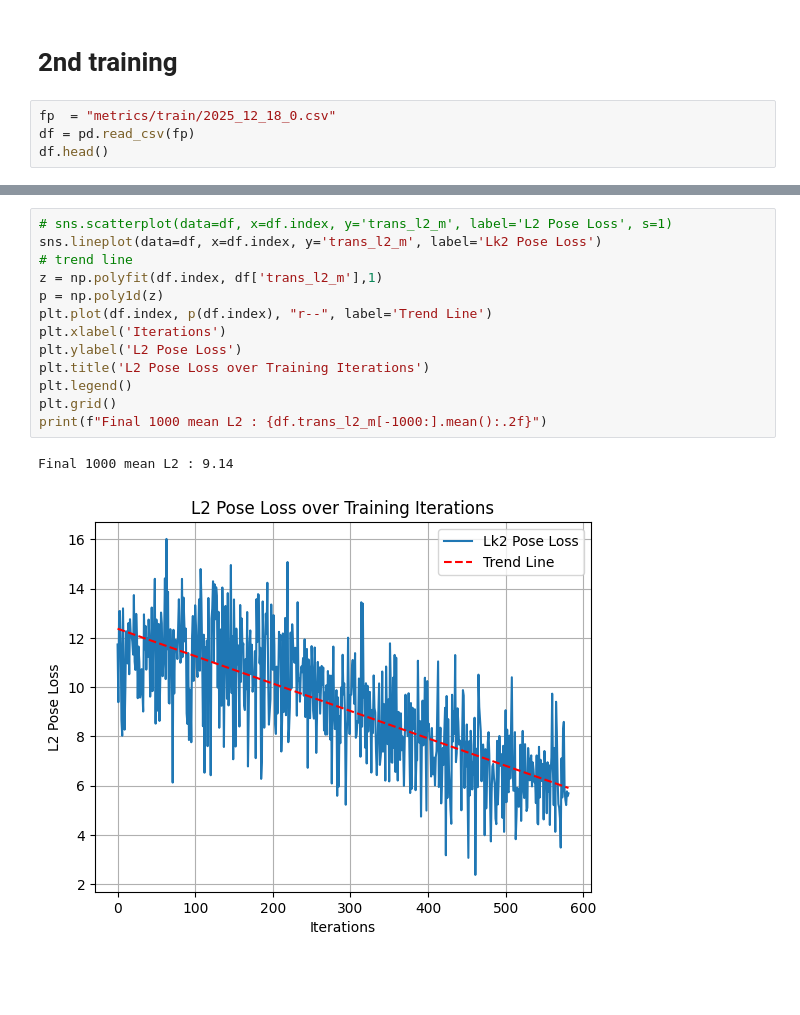
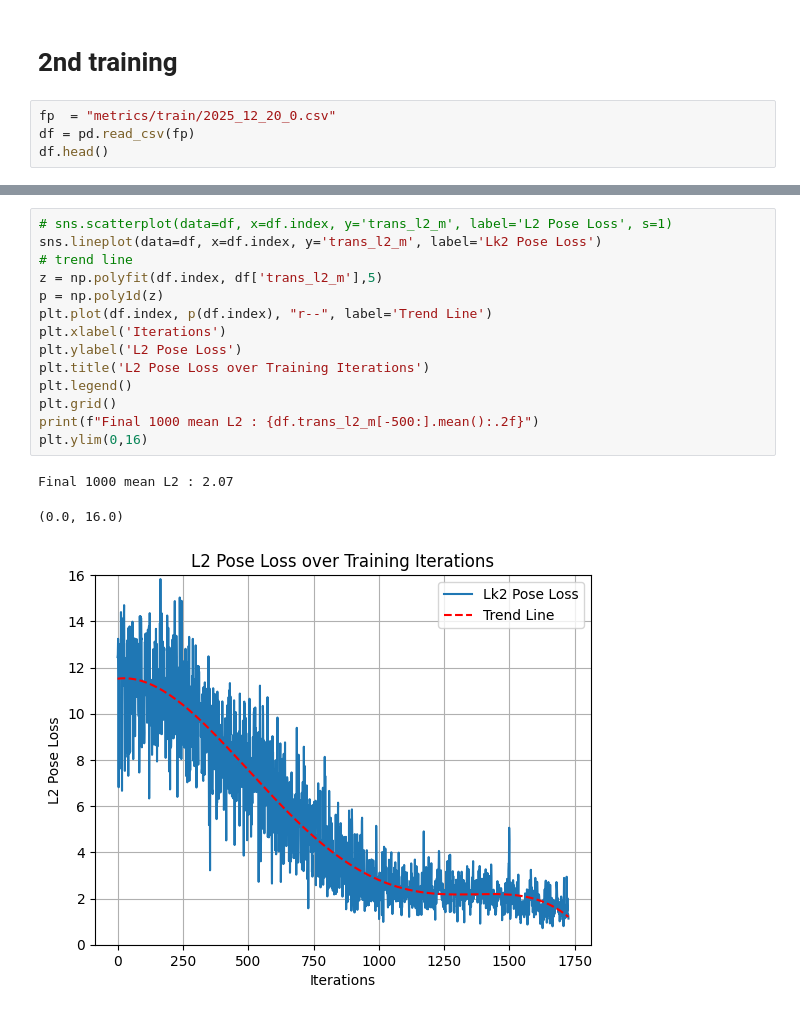
Before and after one commit to ifinckh/2025_sem_proj_FINCKH_VITA, a Jupyter notebook: results.ipynb, the cells around one changed output, grey strips where cells are left out. Cells and saved outputs as stored; diff of their text form; blank space fills up the shorter version.

Commit message:
Training with adapted loss for weights, (0.1,30,100000), (0.1,1,100000), (0.1,1,400000)

```diff
--- a/results.ipynb
+++ b/results.ipynb
@@ -168,7 +165,7 @@ np.sqrt(2.268)
 # %% [markdown]
 # 2nd training
 # %%
-fp  = "metrics/train/2025_12_18_0.csv"
+fp  = "metrics/train/2025_12_20_0.csv"
 df = pd.read_csv(fp)
 df.head()
 # %% [output]
@@ -226,19 +227,21 @@ Text(0.5, 0, 'Iterations')
 # %%
 # sns.scatterplot(data=df, x=df.index, y='trans_l2_m', label='L2 Pose Loss', s=1)
 sns.lineplot(data=df, x=df.index, y='trans_l2_m', label='Lk2 Pose Loss')
 # trend line
-z = np.polyfit(df.index, df['trans_l2_m'],1)
+z = np.polyfit(df.index, df['trans_l2_m'],5)
 p = np.poly1d(z)
 plt.plot(df.index, p(df.index), "r--", label='Trend Line')
 plt.xlabel('Iterations')
 plt.ylabel('L2 Pose Loss')
 plt.title('L2 Pose Loss over Training Iterations')
 plt.legend()
 plt.grid()
-print(f"Final 1000 mean L2 : {df.trans_l2_m[-1000:].mean():.2f}")
+print(f"Final 1000 mean L2 : {df.trans_l2_m[-500:].mean():.2f}")
+plt.ylim(0,16)
 # %% [output]
-Final 1000 mean L2 : 9.14
+Final 1000 mean L2 : 2.07
+(0.0, 16.0)
-[figure, old version]
+[figure, new version]
 # %%
 # sns.scatterplot(data=df, x=df.index, y='trans_l2_m', label='L2 Pose Loss', s=1)
 sns.lineplot(data=df, x=df.index, y='yaw_err_deg', label='Yaw Error')
```
Also changed, not shown: parts of 6 cells of this notebook, 14 other files.
